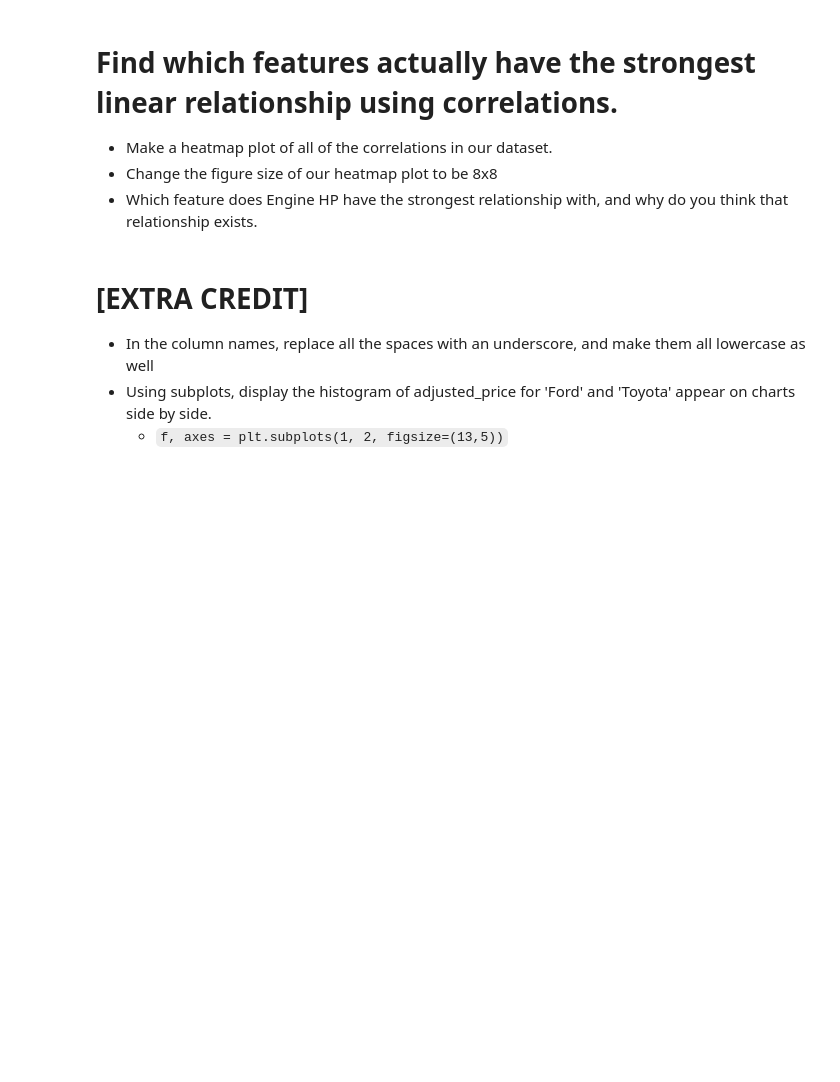
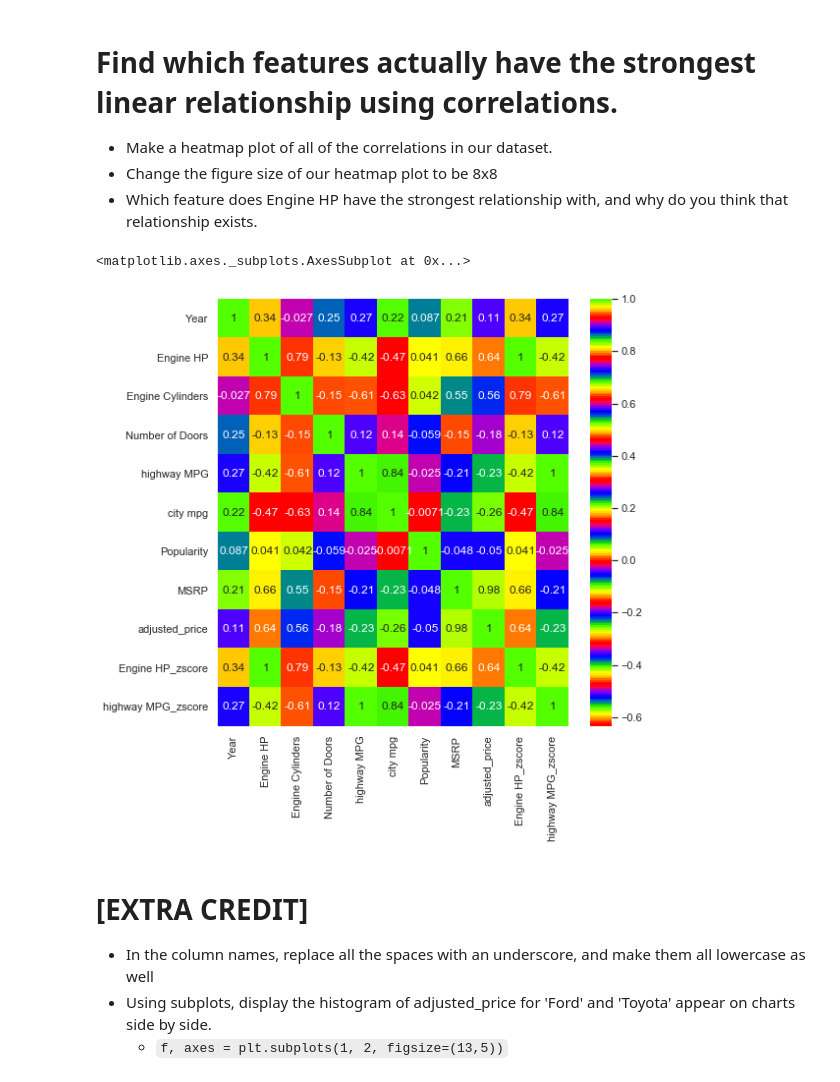
Before and after one commit to ndropp92/2020-fall-data-science, a Jupyter notebook: Week2-EDA/Exercise-EDA.ipynb, the cells around one changed output. Cells and saved outputs as stored; diff of their text form; code cells hidden in the pictures; blank space fills up the shorter version.

```diff
--- a/Week2-EDA/Exercise-EDA.ipynb
+++ b/Week2-EDA/Exercise-EDA.ipynb
@@ -308,6 +308,15 @@ YOUR ANSWER HERE
 # %%
 # * Make a heatmap plot of all of the correlations in our dataset.
 # * Change the figure size of our heatmap plot to be 8x8
+plt.figure(figsize=(8,8))
+
+sns.heatmap(df.corr(),annot=True,cmap='prism')
+
+#engine hp and engine cylinders have the strongest relationship
+# more cylinders more power
+# %% [output]
+<matplotlib.axes._subplots.AxesSubplot at 0x...>
+[figure, added]
 # %% [markdown]
 # [EXTRA CREDIT]
 * In the column names, replace all the spaces with an underscore, and make them all lowercase as well
```
Also changed, not shown: parts of 1 cell of this notebook.
